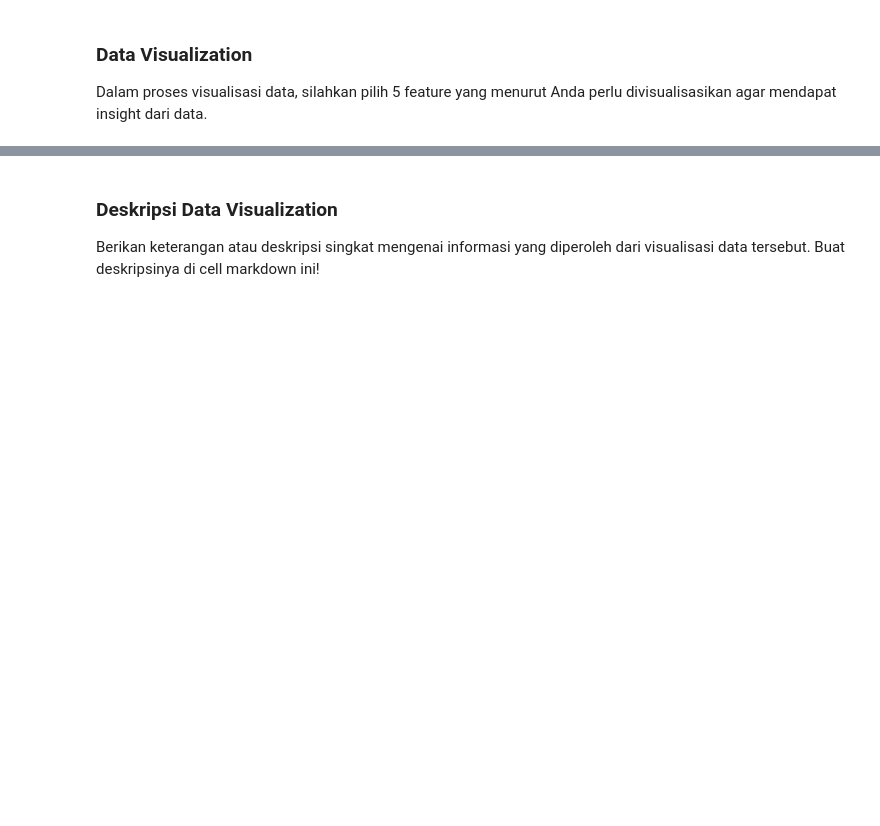
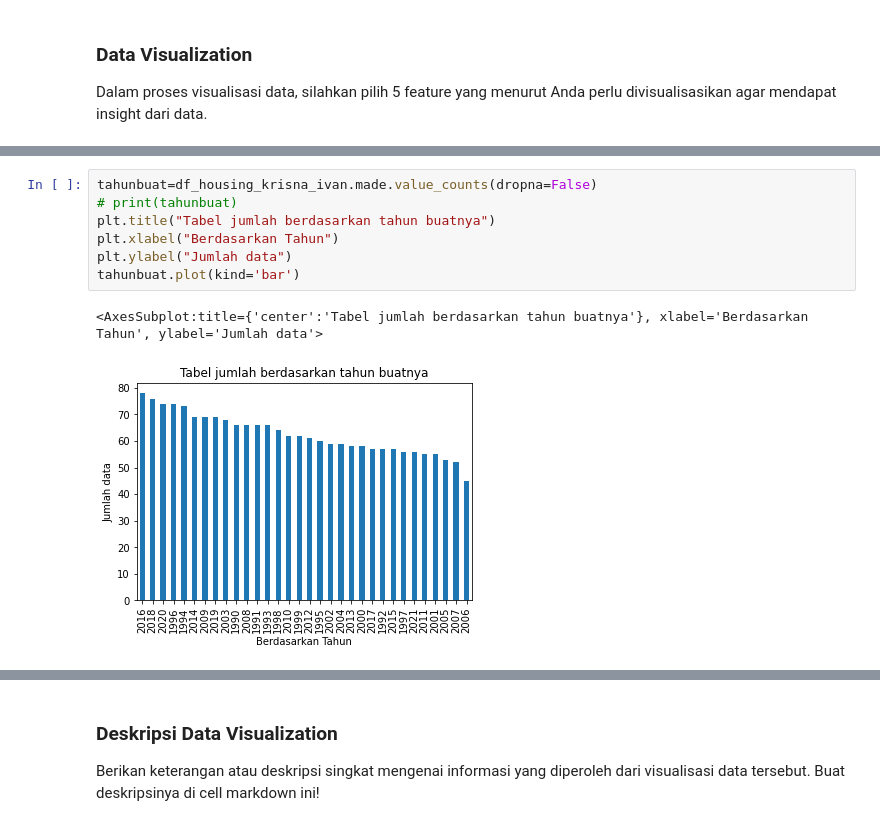
Before and after one commit to IvanKristiawan/PMDPM_UAS, a Jupyter notebook: Proyek UAS PMDPM_Krisna_Ivan.ipynb, the cells around one changed output, grey strips where cells are left out. Saved outputs shown, nothing was run; the diff lists cells and outputs as text; blank space fills up the shorter version.

```diff
--- a/Proyek UAS PMDPM_Krisna_Ivan.ipynb
+++ b/Proyek UAS PMDPM_Krisna_Ivan.ipynb
@@ -79,0 +91,10 @@ Dalam proses visualisasi data, silahkan pilih 5 feature yang menurut Anda perlu
+# %%
+tahunbuat=df_housing_krisna_ivan.made.value_counts(dropna=False)
+# print(tahunbuat)
+plt.title("Tabel jumlah berdasarkan tahun buatnya")
+plt.xlabel("Berdasarkan Tahun")
+plt.ylabel("Jumlah data")
+tahunbuat.plot(kind='bar')
+# %% [output]
+<AxesSubplot:title={'center':'Tabel jumlah berdasarkan tahun buatnya'}, xlabel='Berdasarkan Tahun', ylabel='Jumlah data'>
+[figure, added]
```
Also changed, not shown: parts of 14 cells of this notebook.
